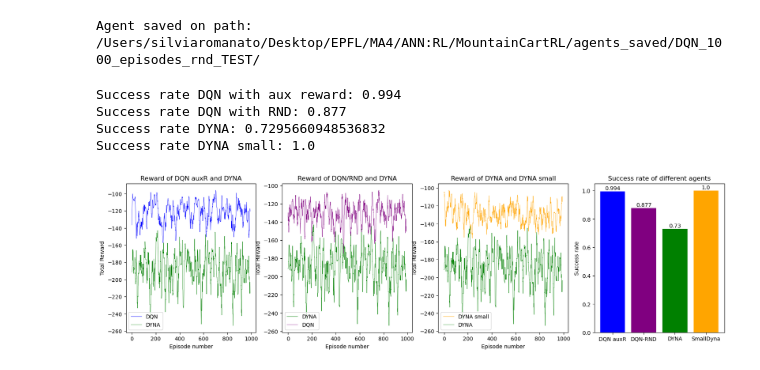
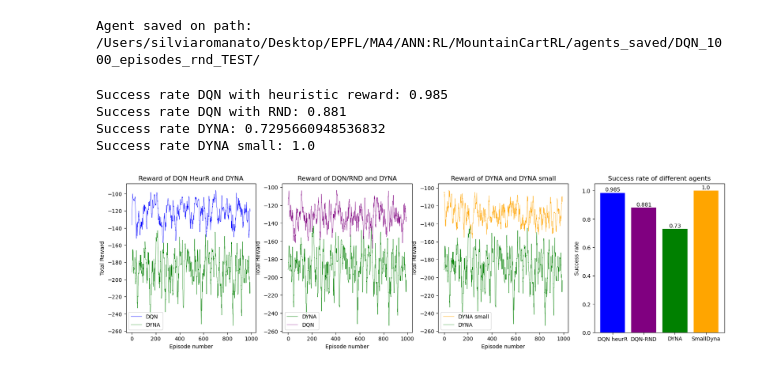
Before and after one commit to silviiaromanato/MountainCartRL, a Jupyter notebook: MountainCart_notebook.ipynb, the cells around one changed output. Saved outputs shown, nothing was run; the diff lists cells and outputs as text; code cells hidden in the pictures.

```diff
--- a/MountainCart_notebook.ipynb
+++ b/MountainCart_notebook.ipynb
@@ -459,7 +463,7 @@ rewards = np.convolve(rewards, np.ones(10)/10, mode='valid')
 axs[0].plot(rewards, color="blue", linewidth=0.5,label="DQN")
 axs[0].plot(reward_dyna, color="green", linewidth=0.5,label="DYNA")
 axs[0].legend()
-axs[0].set_title("Reward of DQN auxR and DYNA")
+axs[0].set_title("Reward of DQN HeurR and DYNA")
 axs[0].set_ylabel("Total Reward")
 axs[0].set_xlabel("Episode number")
 
@@ -490,35 +494,35 @@ success_dyna=(reward_dyna>=-200).astype(int)
 success_small_dyna=(small_dyna>=-200).astype(int)
 
 # count the percentage of successful episodes
 success_rate_aux = np.sum(successes_aux) / len(successes_aux)
 success_rate_rnd = np.sum(successes_rnd) / len(successes_rnd)
 success_rate_dyna = np.sum(success_dyna) / len(success_dyna)
 success_rate_small_dyna = np.sum(success_small_dyna) / len(success_small_dyna)
 
-print(f"Success rate DQN with aux reward: {success_rate_aux}")
+print(f"Success rate DQN with heuristic reward: {success_rate_aux}")
 print(f"Success rate DQN with RND: {success_rate_rnd}")
 print(f"Success rate DYNA: {success_rate_dyna}")
 print(f"Success rate DYNA small: {success_rate_small_dyna}")
 
 # create a barplot
-labels = ['DQN auxR', 'DQN-RND', 'DYNA', 'SmallDyna']
+labels = ['DQN heurR', 'DQN-RND', 'DYNA', 'SmallDyna']
 success_rates = [success_rate_aux, success_rate_rnd, success_rate_dyna, success_rate_small_dyna]
 
 axs[3].bar(labels, success_rates)
 axs[3].set_ylabel('Success rate')
 axs[3].set_title('Success rate of different agents')
 axs[3].patches[0].set_facecolor('blue')
 axs[3].patches[1].set_facecolor('purple')
 axs[3].patches[2].set_facecolor('green')
 axs[3].patches[3].set_facecolor('orange')
 
 # ADD the success rate on the bars
 for i, v in enumerate(success_rates):
     axs[3].text(i, v + 0.01, str(round(v, 3)), color='black', ha='center')
 plt.show()
 # %% [output]
-Success rate DQN with aux reward: 0.994
-Success rate DQN with RND: 0.877
+Success rate DQN with heuristic reward: 0.985
+Success rate DQN with RND: 0.881
 Success rate DYNA: 0.7295660948536832
 Success rate DYNA small: 1.0
-[figure, old version]
+[figure, new version]
```
Also changed, not shown: parts of 8 cells of this notebook, 27 other files.
